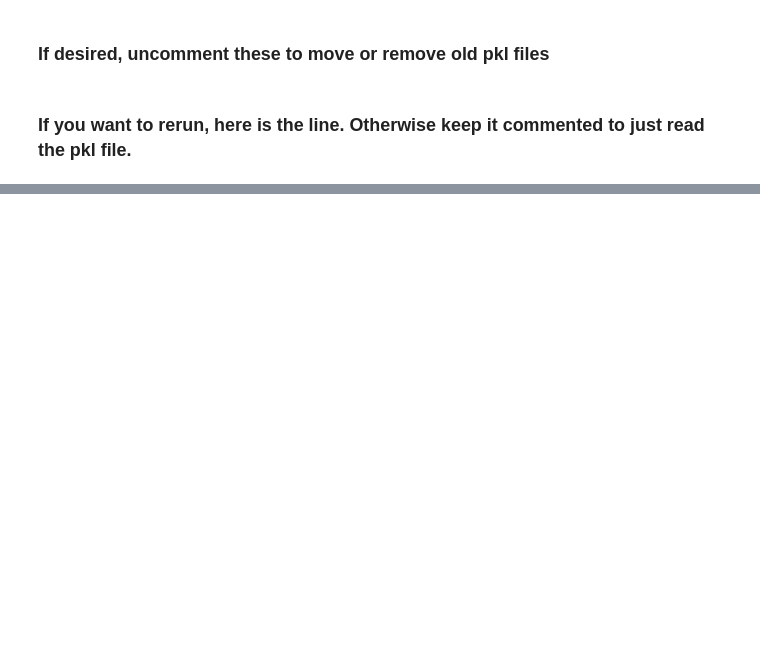
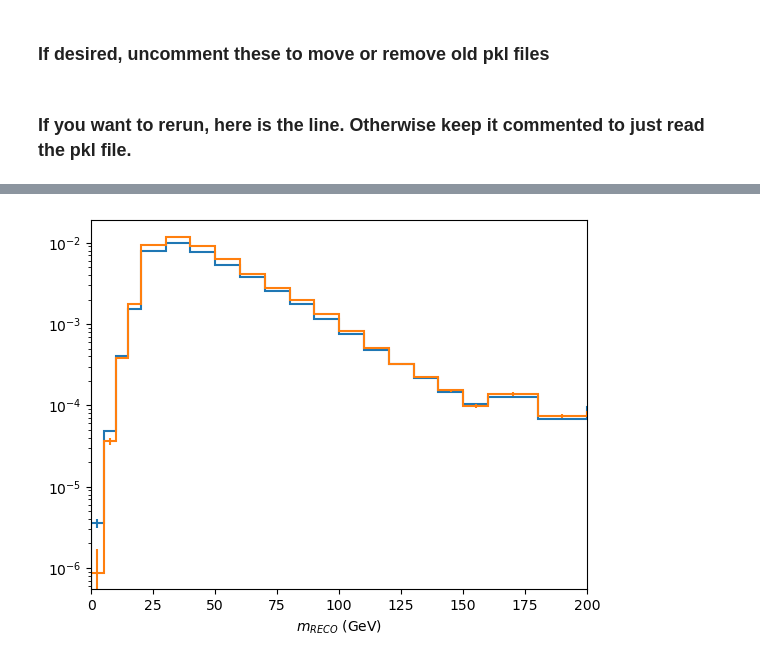
Before and after one commit to mandalaritra1/zjet, a Jupyter notebook: response_maker_nanov9.ipynb, the cells around one changed output, grey strips where cells are left out. Saved outputs shown, nothing was run; the diff lists cells and outputs as text; code cells hidden in the pictures; blank space fills up the shorter version.

```diff
--- a/response_maker_nanov9.ipynb
+++ b/response_maker_nanov9.ipynb
@@ -190,0 +257,7 @@ app.kernel.do_shutdown(True)
+# %%
+output1['ptjet_mjet_u_reco'].project('dataset','mreco')['UL18NanoAODv9',...].plot(density = 1)
+output2['ptjet_mjet_u_reco'].project('mreco').plot(density =1)
+plt.xlim(0,200)
+plt.yscale('log')
+# %% [output]
+[figure, added]
```
Also changed, not shown: parts of 54 cells of this notebook, 2 other files.
